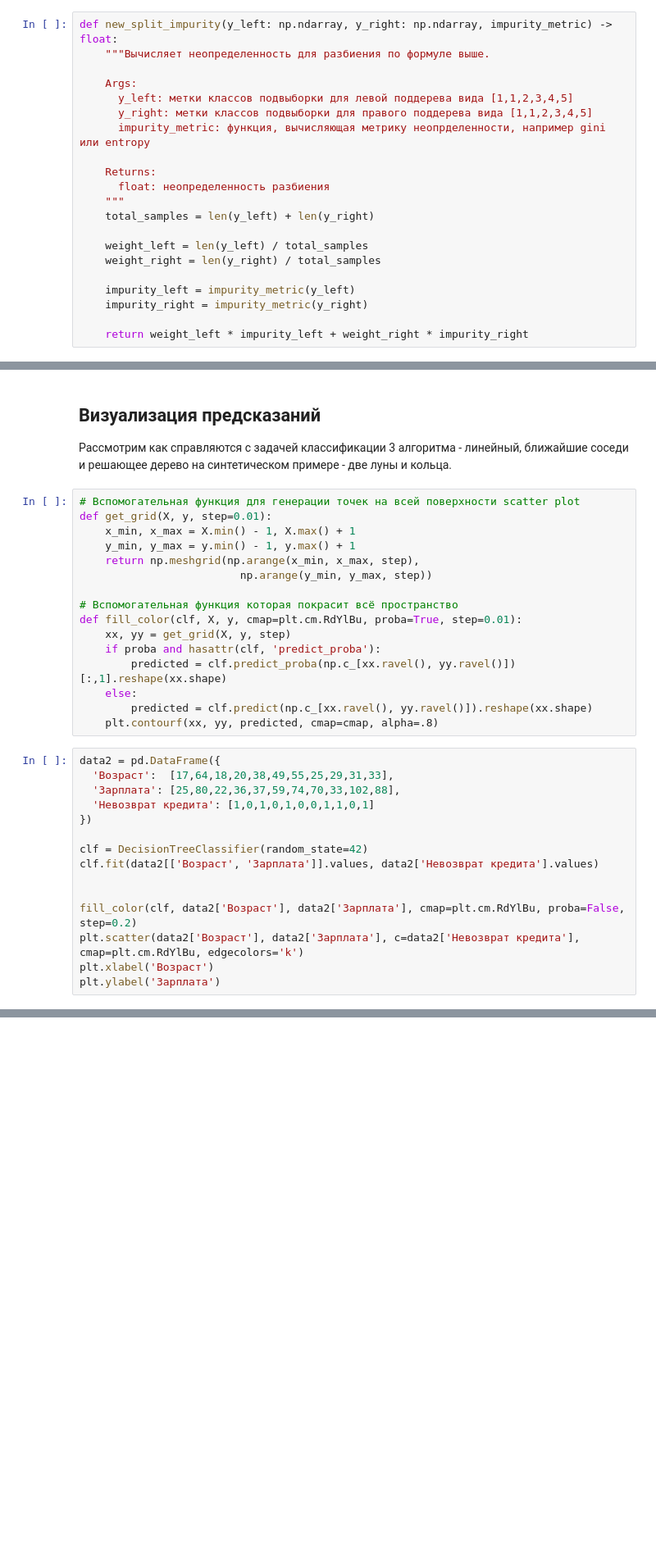
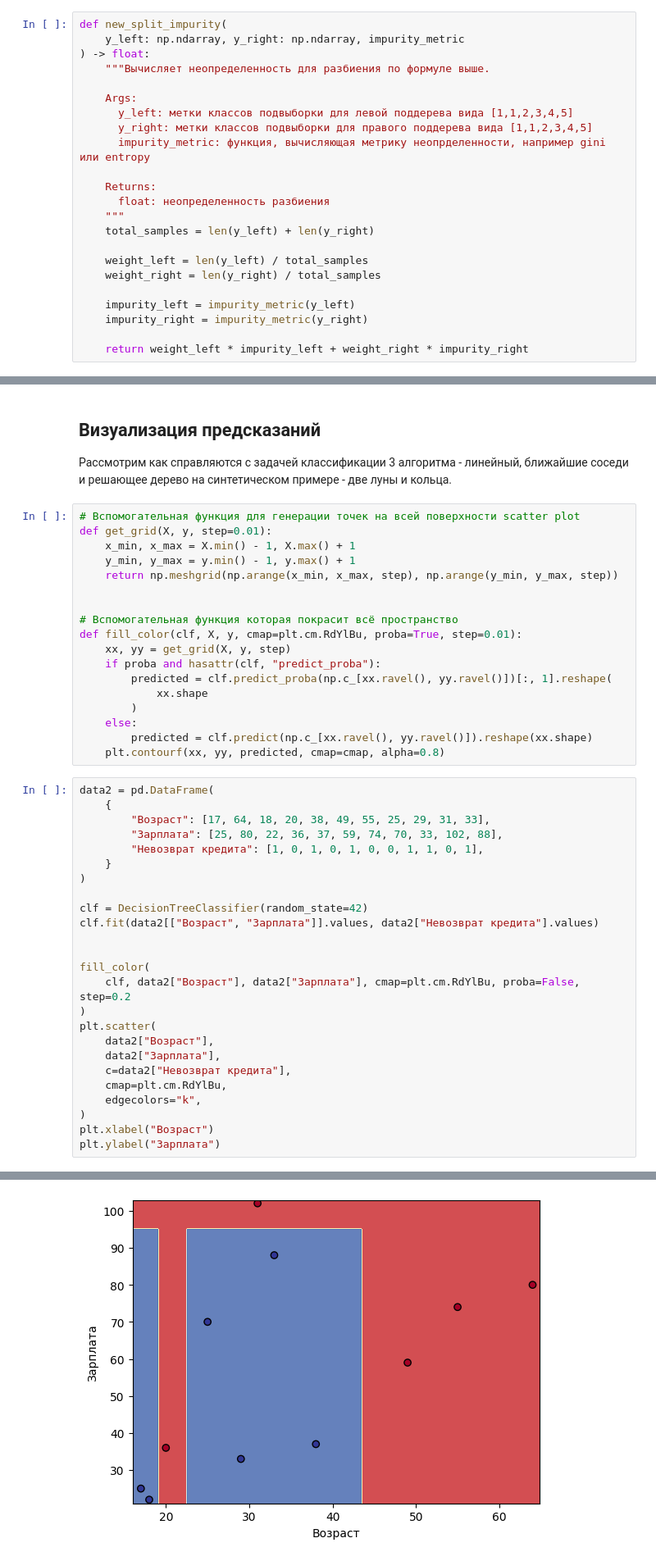
Before and after one commit to AJMC2002/ml_course2024-25, a Jupyter notebook: 02-ml-advanced/06_desicion_trees/02-ws-decision-trees.ipynb, the cells around one changed output, grey strips where cells are left out. Shown at 82% size. Cells and saved outputs as stored; diff of their text form; blank space fills up the shorter version.

```diff
--- a/02-ml-advanced/06_desicion_trees/02-ws-decision-trees.ipynb
+++ b/02-ml-advanced/06_desicion_trees/02-ws-decision-trees.ipynb
@@ -244,7 +266,9 @@ $\frac{N_{i}}{N}$ - доля подвыборки для $i$-й части ра
 
 В этой формуле $\frac{N_{left}}{N}S_{left} + \frac{N_{right}}{N}S_{right}$ - неопределённость для нового разбиения, давайте посчитаем его отдельно.
 # %%
-def new_split_impurity(y_left: np.ndarray, y_right: np.ndarray, impurity_metric) -> float:
+def new_split_impurity(
+    y_left: np.ndarray, y_right: np.ndarray, impurity_metric
+) -> float:
     """Вычисляет неопределенность для разбиения по формуле выше.
 
     Args:
@@ -462,29 +503,42 @@ ValueError: The truth value of an array with more than one element is ambiguous.
 def get_grid(X, y, step=0.01):
     x_min, x_max = X.min() - 1, X.max() + 1
     y_min, y_max = y.min() - 1, y.max() + 1
-    return np.meshgrid(np.arange(x_min, x_max, step),
-                         np.arange(y_min, y_max, step))
+    return np.meshgrid(np.arange(x_min, x_max, step), np.arange(y_min, y_max, step))
+
 
 # Вспомогательная функция которая покрасит всё пространство
 def fill_color(clf, X, y, cmap=plt.cm.RdYlBu, proba=True, step=0.01):
     xx, yy = get_grid(X, y, step)
-    if proba and hasattr(clf, 'predict_proba'):
-        predicted = clf.predict_proba(np.c_[xx.ravel(), yy.ravel()])[:,1].reshape(xx.shape)
+    if proba and hasattr(clf, "predict_proba"):
+        predicted = clf.predict_proba(np.c_[xx.ravel(), yy.ravel()])[:, 1].reshape(
+            xx.shape
+        )
     else:
         predicted = clf.predict(np.c_[xx.ravel(), yy.ravel()]).reshape(xx.shape)
-    plt.contourf(xx, yy, predicted, cmap=cmap, alpha=.8)
+    plt.contourf(xx, yy, predicted, cmap=cmap, alpha=0.8)
 # %%
-data2 = pd.DataFrame({
-  'Возраст':  [17,64,18,20,38,49,55,25,29,31,33],
-  'Зарплата': [25,80,22,36,37,59,74,70,33,102,88],
-  'Невозврат кредита': [1,0,1,0,1,0,0,1,1,0,1]
-})
+data2 = pd.DataFrame(
+    {
+        "Возраст": [17, 64, 18, 20, 38, 49, 55, 25, 29, 31, 33],
+        "Зарплата": [25, 80, 22, 36, 37, 59, 74, 70, 33, 102, 88],
+        "Невозврат кредита": [1, 0, 1, 0, 1, 0, 0, 1, 1, 0, 1],
+    }
+)
 
 clf = DecisionTreeClassifier(random_state=42)
-clf.fit(data2[['Возраст', 'Зарплата']].values, data2['Невозврат кредита'].values)
+clf.fit(data2[["Возраст", "Зарплата"]].values, data2["Невозврат кредита"].values)
 
 
-fill_color(clf, data2['Возраст'], data2['Зарплата'], cmap=plt.cm.RdYlBu, proba=False, step=0.2)
-plt.scatter(data2['Возраст'], data2['Зарплата'], c=data2['Невозврат кредита'], cmap=plt.cm.RdYlBu, edgecolors='k')
-plt.xlabel('Возраст')
-plt.ylabel('Зарплата')
+fill_color(
+    clf, data2["Возраст"], data2["Зарплата"], cmap=plt.cm.RdYlBu, proba=False, step=0.2
+)
+plt.scatter(
+    data2["Возраст"],
+    data2["Зарплата"],
+    c=data2["Невозврат кредита"],
+    cmap=plt.cm.RdYlBu,
+    edgecolors="k",
+)
+plt.xlabel("Возраст")
+plt.ylabel("Зарплата")
+# %% [output]
@@ -491 +546,2 @@ plt.ylabel('Зарплата')
+[figure, added]
 # %%
```
Also changed, not shown: parts of 40 cells of this notebook.
